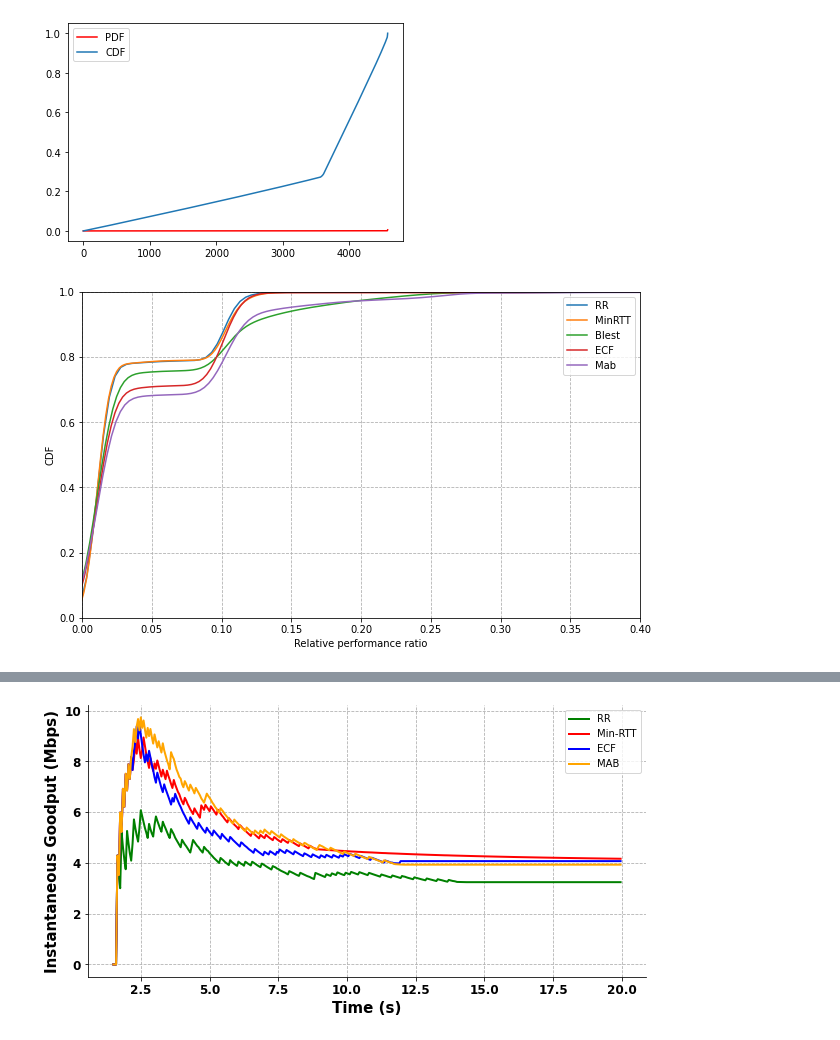
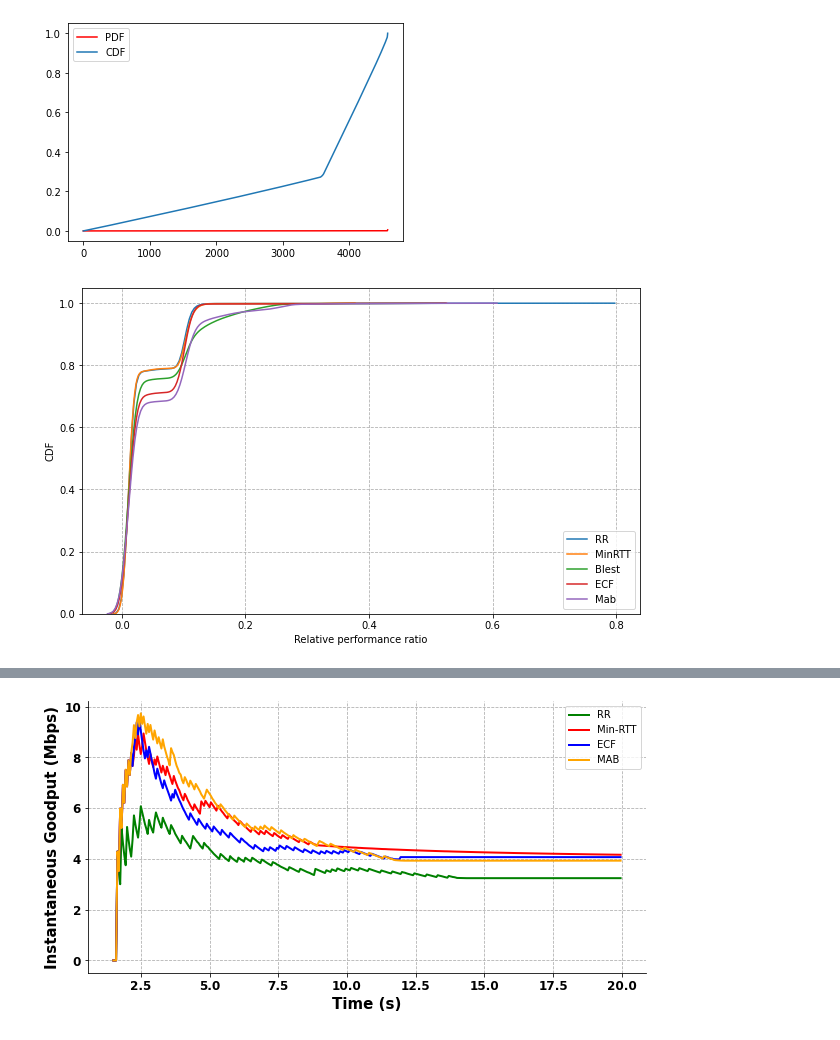
Before and after one commit to ssjShirley/mpquic-ns3, a Jupyter notebook: jupyter_folder/Draw2.ipynb, the cells around one changed output, grey strips where cells are left out. Cells and saved outputs as stored; diff of their text form; code cells hidden in the pictures.

```diff
--- a/jupyter_folder/Draw2.ipynb
+++ b/jupyter_folder/Draw2.ipynb
@@ -30,15 +30,15 @@ def help(i):
         if (temp[0] == 'send'):
             tempInt[int(temp[1])][int(temp[2])] = float(temp[3])
         if (temp[0] == 'recv'):
-            interval[int(temp[1])][int(temp[2])] = float(temp[3]) - tempInt[int(temp[1])][int(temp[2])]
+            # interval[int(temp[1])][int(temp[2])] = float(temp[3]) - tempInt[int(temp[1])][int(temp[2])]
 
-            # pktNew = int(temp[2])
-            # if (pktNew not in hash[int(temp[1])]):
-            #     interval[int(temp[1])][int(temp[2])] = float(temp[3]) - tempInt[int(temp[1])][int(temp[2])]
-            # else:
-            #     pktOrg = hash[int(temp[1])].index(pktNew)
-            #     if (interval[int(temp[1])][pktOrg] == 0 ):
-            #         interval[int(temp[1])][pktOrg] = float(temp[3]) - tempInt[int(temp[1])][pktOrg]
+            pktNew = int(temp[2])
+            if (pktNew not in hash[int(temp[1])]):
+                interval[int(temp[1])][int(temp[2])] = float(temp[3]) - tempInt[int(temp[1])][int(temp[2])]
+            else:
+                pktOrg = hash[int(temp[1])].index(pktNew)
+                if (interval[int(temp[1])][pktOrg] == 0 ):
+                    interval[int(temp[1])][pktOrg] = float(temp[3]) - tempInt[int(temp[1])][pktOrg]
 
 
 
@@ -85,25 +85,25 @@ plt.legend()
 # %%
 # print(mab)
 import seaborn as sns
 
 plt.figure(figsize=(10,6))
 # sns.ecdfplot(data = rr, label = "RR")
 # sns.ecdfplot(data = minrtt, label = "MinRTT")
 # sns.ecdfplot(data = blest, label = "Blest")
 # sns.ecdfplot(data = ecf, label = "ECF")
 # sns.ecdfplot(data = mab, label = "Mab")
 sns.kdeplot(data = rr, cumulative = True, label = "RR")
 sns.kdeplot(data = minrtt, cumulative = True, label = "MinRTT")
 sns.kdeplot(data = blest, cumulative = True, label = "Blest")
 sns.kdeplot(data = ecf, cumulative = True, label = "ECF")
 sns.kdeplot(data = mab, cumulative = True, label = "Mab")
 plt.legend()
 plt.grid(linestyle="--")
-plt.xlim(0,0.4)
-plt.ylim(0,1)
+# plt.xlim(0,0.4)
+# plt.ylim(0,4)
 plt.xlabel("Relative performance ratio")
 plt.ylabel("CDF")
 # plt.savefig('./performance-ratio-cdf.png', format='png')
 plt.show()
 # %% [output]
-[figure, old version]
+[figure, new version]
```
Also changed, not shown: parts of 1 cell of this notebook, 1 other file.
